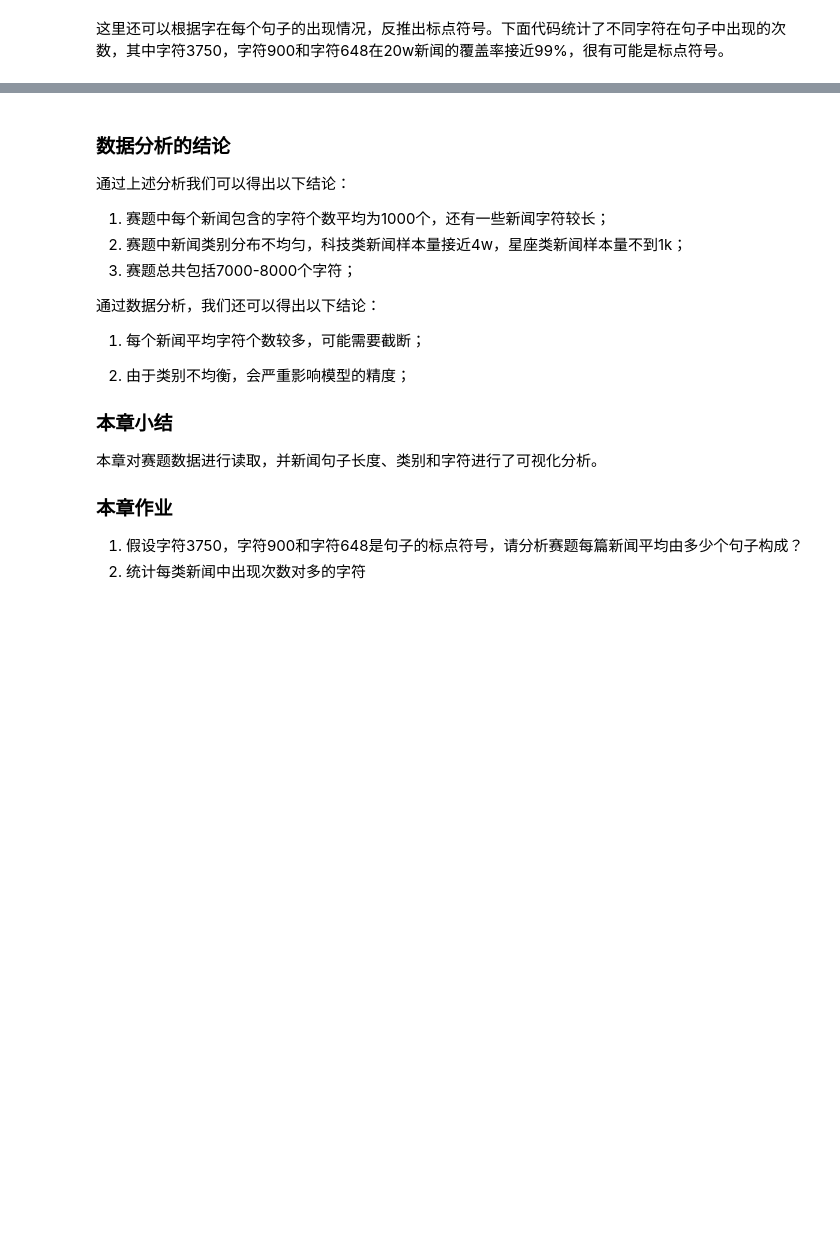
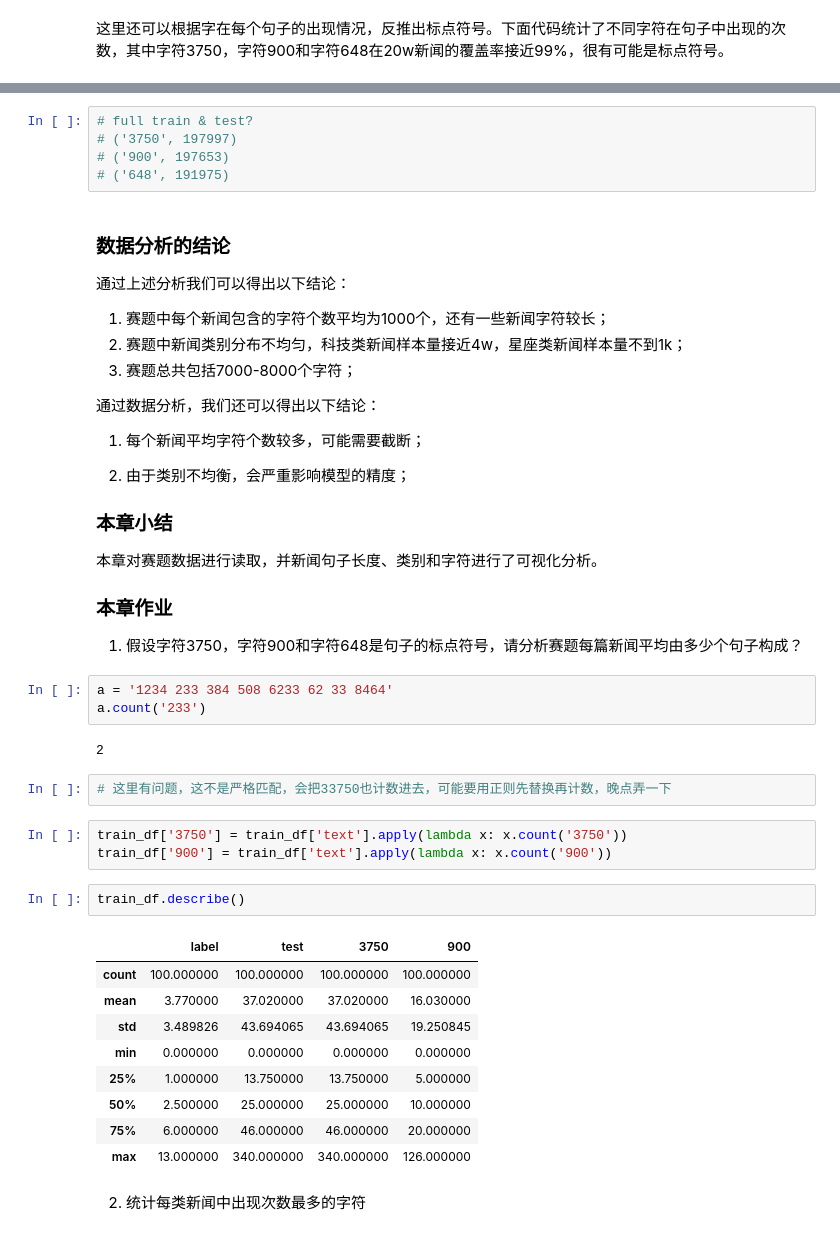
Before and after one commit to elsieyin/TC_NLP, a Jupyter notebook: Task2 数据读取与数据分析.ipynb, the cells around one changed output, grey strips where cells are left out. Cells and saved outputs as stored; diff of their text form; blank space fills up the shorter version.

```diff
--- a/Task2 数据读取与数据分析.ipynb
+++ b/Task2 数据读取与数据分析.ipynb
@@ -132,6 +195,11 @@ print(word_count[2])
 ('3750', 99)
 ('900', 99)
 ('648', 96)
+# %%
+# full train & test?
+# ('3750', 197997)
+# ('900', 197653)
+# ('648', 191975)
 # %% [markdown]
 ### **数据分析的结论**
 
@@ -154,7 +222,30 @@ print(word_count[2])
 ### **本章作业**
 
 1. 假设字符3750，字符900和字符648是句子的标点符号，请分析赛题每篇新闻平均由多少个句子构成？
-2. 统计每类新闻中出现次数对多的字符
+# %%
+a = '1234 233 384 508 6233 62 33 8464'
+a.count('233')
+# %% [output]
+2
+# %%
+# 这里有问题，这不是严格匹配，会把33750也计数进去，可能要用正则先替换再计数，晚点弄一下
+# %%
+train_df['3750'] = train_df['text'].apply(lambda x: x.count('3750'))
+train_df['900'] = train_df['text'].apply(lambda x: x.count('900'))
+# %%
+train_df.describe()
+# %% [output]
+|  | label | test | 3750 | 900 |
+| count | 100.000000 | 100.000000 | 100.000000 | 100.000000 |
+| mean | 3.770000 | 37.020000 | 37.020000 | 16.030000 |
+| std | 3.489826 | 43.694065 | 43.694065 | 19.250845 |
+| min | 0.000000 | 0.000000 | 0.000000 | 0.000000 |
+| 25% | 1.000000 | 13.750000 | 13.750000 | 5.000000 |
+| 50% | 2.500000 | 25.000000 | 25.000000 | 10.000000 |
+| 75% | 6.000000 | 46.000000 | 46.000000 | 20.000000 |
+| max | 13.000000 | 340.000000 | 340.000000 | 126.000000 |
+# %% [markdown]
+2. 统计每类新闻中出现次数最多的字符
 # %% [markdown]
 **关于Datawhale：**
 
```
Also changed, not shown: parts of 12 cells of this notebook, 1 other file.
